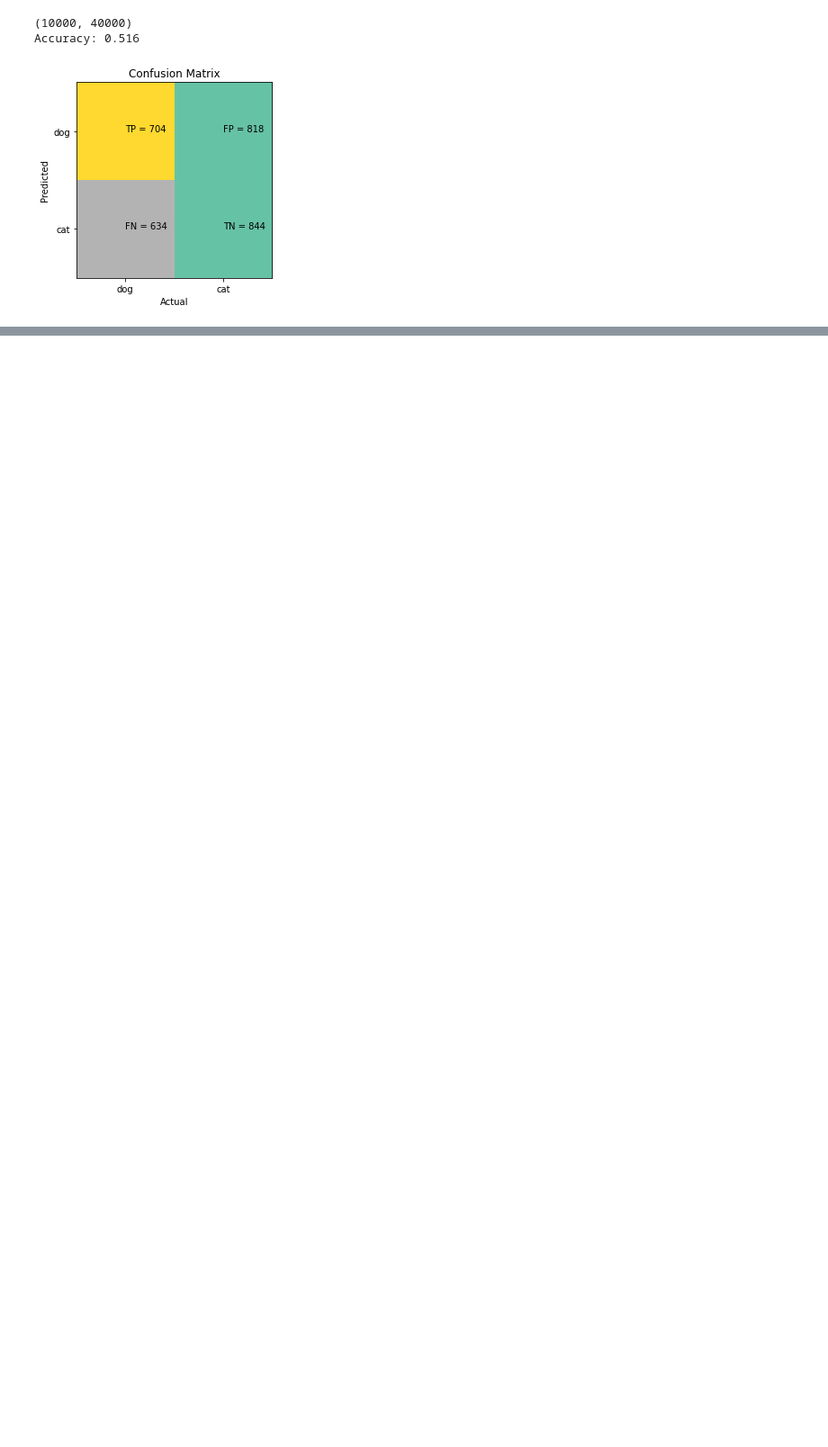
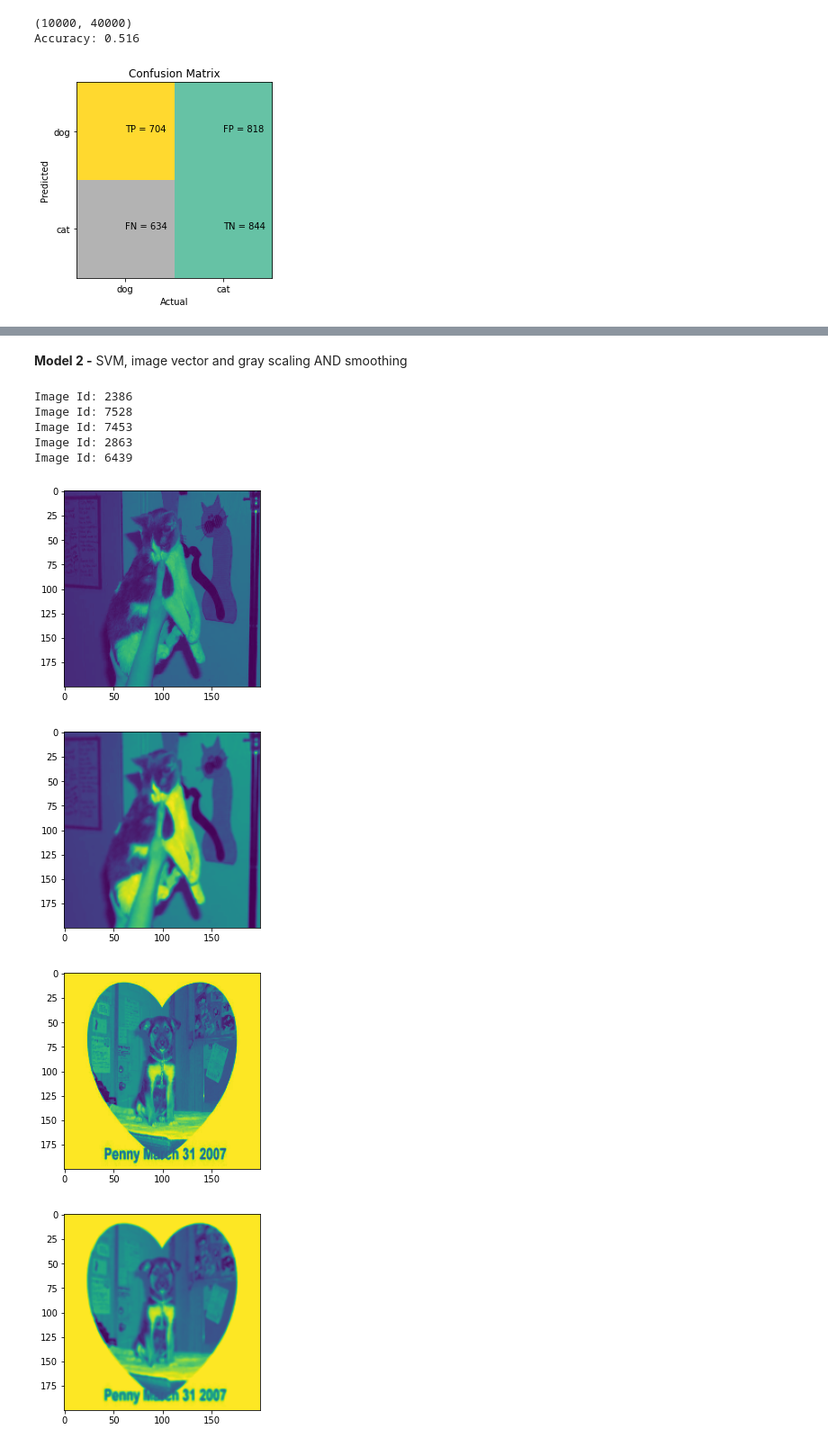
Before and after one commit to YazCodes/ImagePrediction, a Jupyter notebook: cat_or_dog2.ipynb, the cells around one changed output, grey strips where cells are left out. Shown at 90% size. Cells and saved outputs as stored; diff of their text form; code cells hidden in the pictures; blank space fills up the shorter version.

```diff
--- a/cat_or_dog2.ipynb
+++ b/cat_or_dog2.ipynb
@@ -179,0 +206,37 @@ df_test.to_csv('/content/test-predictions.csv', index=False)
+# %% [markdown]
+**Model 2 -** SVM, image vector and gray scaling AND smoothing
+# %%
+from random import randint
+from random import seed
+
+seed(100)
+sample_images = []
+
+# pick random sample of images
+for i in range(5):
+  value = randint(0, len(train_images)-1)
+  print(f'Image Id: {value}')
+  sample_images.append(train_images[value])
+
+# apply preprocessing and show output images
+for img in sample_images:
+  img_grayscaled = cv2.cvtColor(img, cv2.COLOR_BGR2GRAY)
+  plt.imshow(img_grayscaled)
+  plt.show()
+
+  img_blurred = cv2.GaussianBlur(img_grayscaled,(3,3), 2)
+  plt.imshow(img_blurred)
+  plt.show()
+
+  #show one gretscaled and one smoothed of each image
+  #blurring
+# %% [output]
+Image Id: 2386
+Image Id: 7528
+Image Id: 7453
+Image Id: 2863
+Image Id: 6439
+[figure, added]
+[figure, added]
+[figure, added]
+[figure, added]
```
Also changed, not shown: parts of 19 cells of this notebook.
